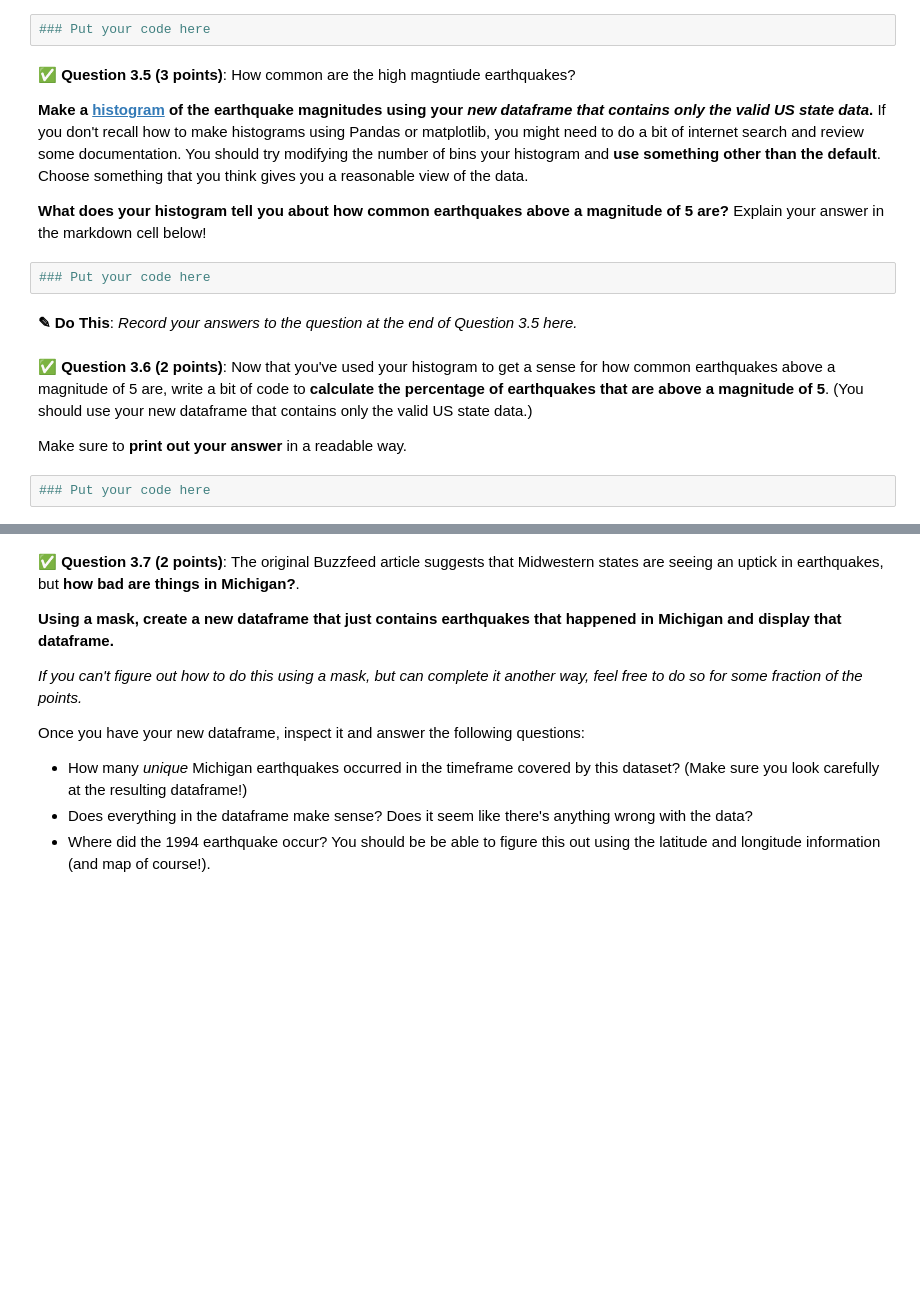
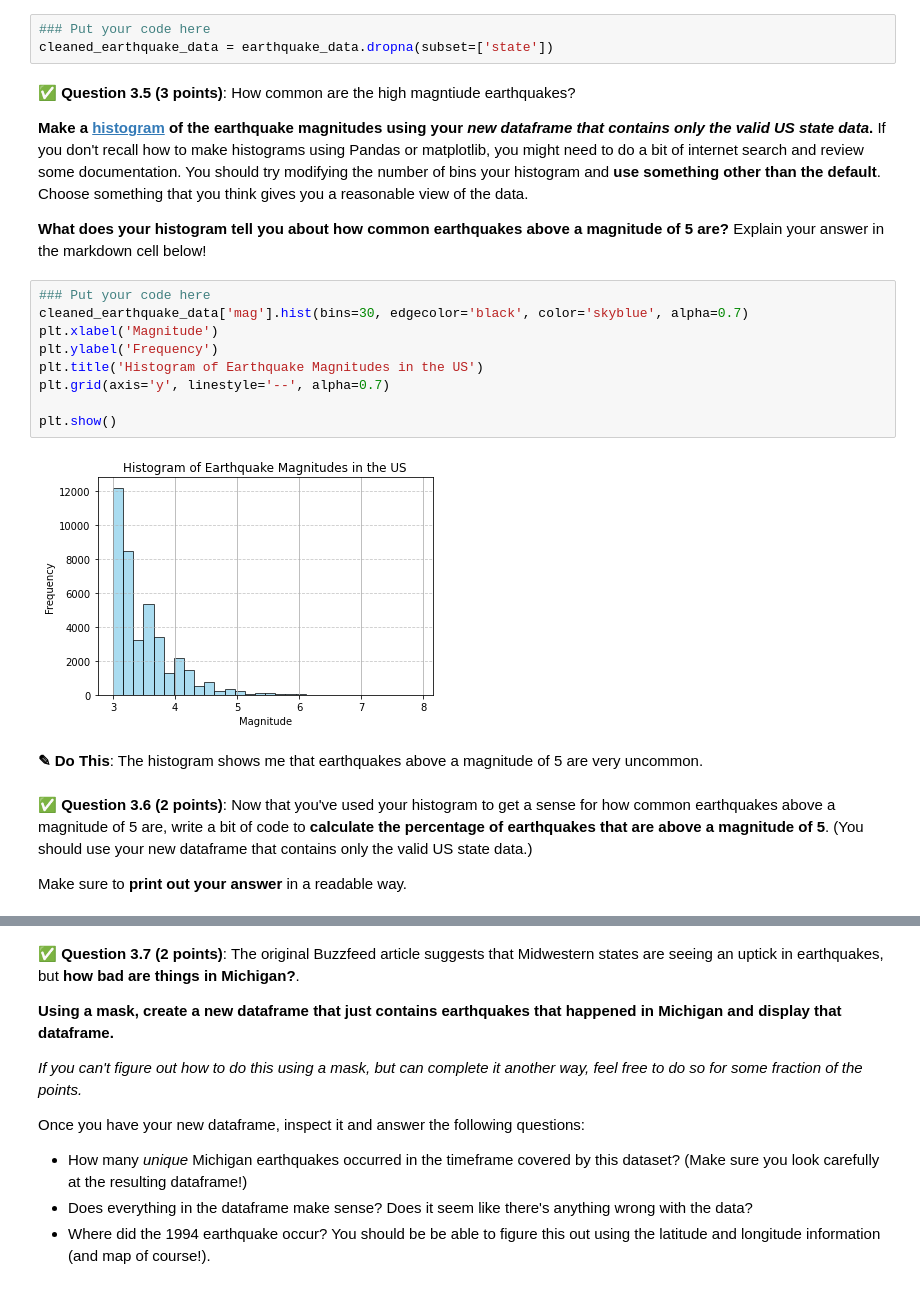
Before and after one commit to Sleepah/CMSE202-f23-turnin, a Jupyter notebook: hw-01/HW-01_GitPracticeDebuggingPythonPackagesAndClasses-STUDENT.ipynb, the cells around one changed output, grey strips where cells are left out. Drawn from its saved outputs; the diff is of its cells as text; blank space fills up the shorter version.

```diff
--- a/hw-01/HW-01_GitPracticeDebuggingPythonPackagesAndClasses-STUDENT.ipynb
+++ b/hw-01/HW-01_GitPracticeDebuggingPythonPackagesAndClasses-STUDENT.ipynb
@@ -336,19 +447,27 @@ Does the resulting plot meet your expectations? Is there anything that surprises
 **Use this function to create a new dataframe that only contains the rows with a valid entry in the `state` column.**
 # %%
 ### Put your code here
+cleaned_earthquake_data = earthquake_data.dropna(subset=['state'])
 # %% [markdown]
 &#9989; **Question 3.5 (3 points)**: How common are the high magntiude earthquakes?
 
 **Make a [histogram](https://en.wikipedia.org/wiki/Histogram) of the earthquake magnitudes using your *new dataframe that contains only the valid US state data*.** If you don't recall how to make histograms using Pandas or matplotlib, you might need to do a bit of internet search and review some documentation. You should try modifying the number of bins your histogram and **use something other than the default**. Choose something that you think gives you a reasonable view of the data.
 
 **What does your histogram tell you about how common earthquakes above a magnitude of 5 are?** Explain your answer in the markdown cell below!
-# %%
-### Put your code here
+# %%
+### Put your code here
+cleaned_earthquake_data['mag'].hist(bins=30, edgecolor='black', color='skyblue', alpha=0.7)
+plt.xlabel('Magnitude')
+plt.ylabel('Frequency')
+plt.title('Histogram of Earthquake Magnitudes in the US')
+plt.grid(axis='y', linestyle='--', alpha=0.7)
+
+plt.show()
+# %% [output]
+[figure, added]
 # %% [markdown]
-**<font size=+3>&#9998;</font> Do This**: *Record your answers to the question at the end of Question 3.5 here.*
+**<font size=+3>&#9998;</font> Do This**: The histogram shows me that earthquakes above a magnitude of 5 are very uncommon.
 # %% [markdown]
 &#9989; **Question 3.6 (2 points)**: Now that you've used your histogram to get a sense for how common earthquakes above a magnitude of 5 are, write a bit of code to **calculate the percentage of earthquakes that are above a magnitude of 5**. (You should use your new dataframe that contains only the valid US state data.)
 
 Make sure to **print out your answer** in a readable way.
-# %%
-### Put your code here
```
Also changed, not shown: parts of 27 cells of this notebook.
